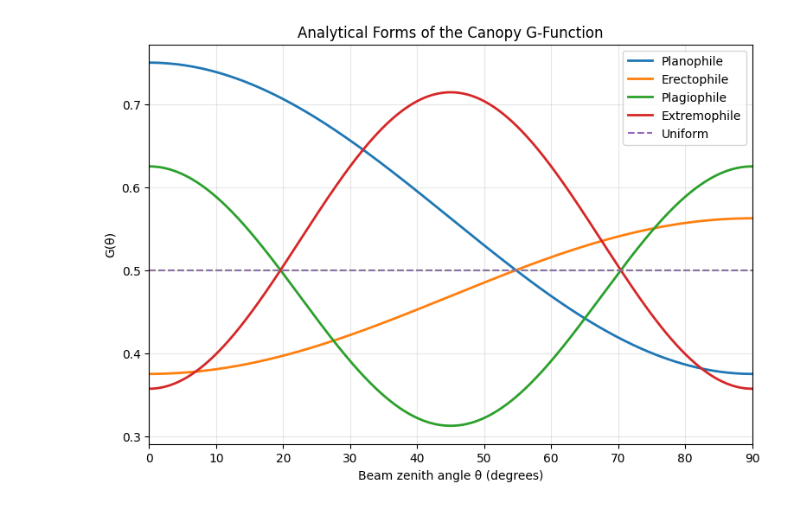
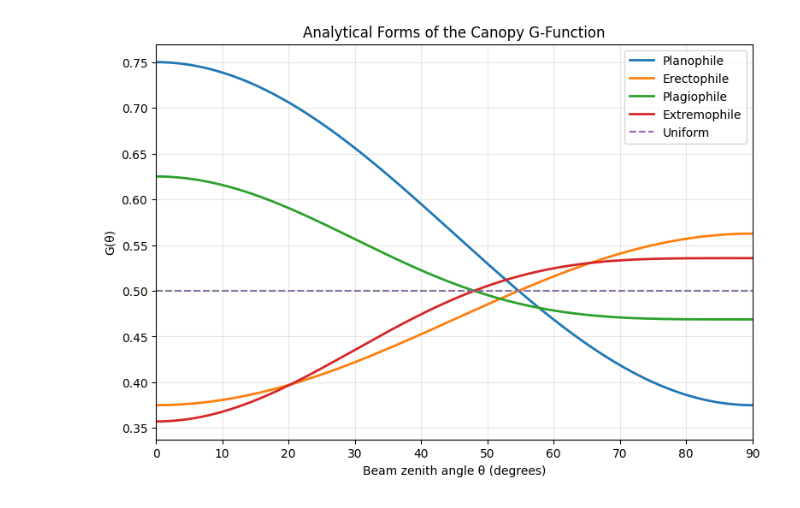
Before and after one commit to briandevoe/RTE, a Jupyter notebook: code/figure02.ipynb, the cells around one changed output. Drawn from its saved outputs; the diff is of its cells as text; code cells hidden in the pictures.

Commit message:
fix figure 2

```diff
--- a/code/figure02.ipynb
+++ b/code/figure02.ipynb
@@ -16,35 +16,35 @@ G_planophile = 3*(1 + np.cos(theta)**2)/8
 
 G_erectophile = 3*(2 + np.sin(theta)**2)/16
 
-G_plagiophile = 5*(3 + np.cos(4*theta))/32
+G_plagiophile = 5*(3 + np.cos(theta)**4)/32
 
-G_extremophile = 5*(3 - np.cos(4*theta))/28
+G_extremophile = 5*(3 - np.cos(theta)**4)/28
 
 
 # ---------------------------------------------------
 # Plot
 # ---------------------------------------------------
 
 plt.figure(figsize=(9,6))
 
 plt.plot(theta_deg, G_planophile, label="Planophile", linewidth=2)
 plt.plot(theta_deg, G_erectophile, label="Erectophile", linewidth=2)
 plt.plot(theta_deg, G_plagiophile, label="Plagiophile", linewidth=2)
 plt.plot(theta_deg, G_extremophile, label="Extremophile", linewidth=2)
 
 plt.plot(theta_deg, G_uniform, linestyle="--", label="Uniform")
 
 plt.axhline(0.5, linestyle=":", color="gray")
 
 plt.xlabel("Beam zenith angle θ (degrees)")
 plt.ylabel("G(θ)")
 plt.title("Analytical Forms of the Canopy G-Function")
 
 plt.legend()
 plt.grid(alpha=0.3)
 
 plt.xlim(0,90)
 
 plt.show()
 # %% [output]
-[figure, old version]
+[figure, new version]
```
